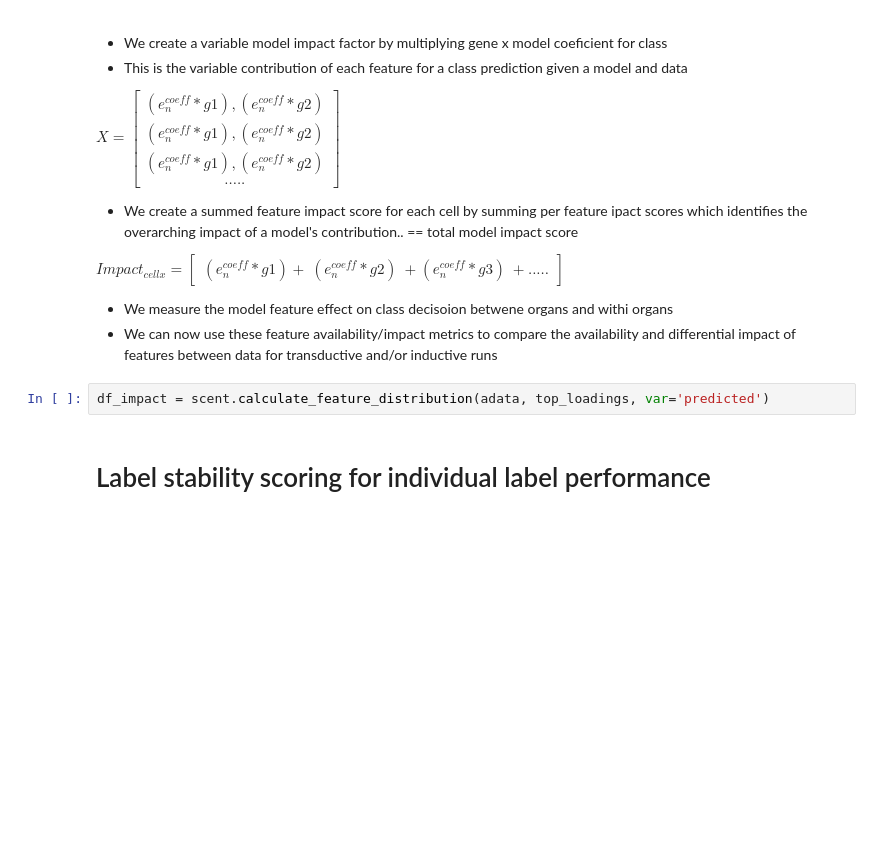
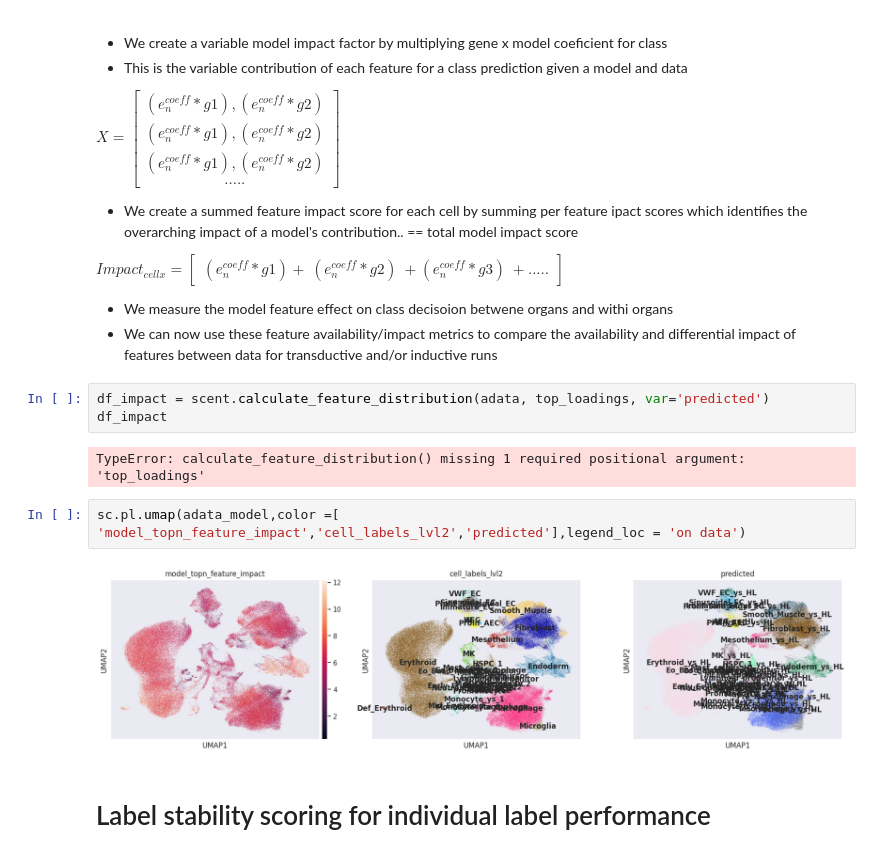
Before and after one commit to haniffalab/scENTInEL, a Jupyter notebook: example_notebooks/transductive_learning_example.ipynb, the cells around one changed output. Drawn from its saved outputs; the diff is of its cells as text; blank space fills up the shorter version.

```diff
--- a/example_notebooks/transductive_learning_example.ipynb
+++ b/example_notebooks/transductive_learning_example.ipynb
@@ -299,6 +318,13 @@ $Impact_{cellx} = $$\begin{bmatrix}(e^{coeff}_{n} * g1) + \ (e^{coeff}_{n} * g2)
 - We can now use these feature availability/impact metrics to compare the availability and differential impact of features between data for transductive and/or inductive runs
 # %%
 df_impact = scent.calculate_feature_distribution(adata, top_loadings, var='predicted')
+df_impact
+# %% [output]
+TypeError: calculate_feature_distribution() missing 1 required positional argument: 'top_loadings'
+# %%
+sc.pl.umap(adata_model,color =[ 'model_topn_feature_impact','cell_labels_lvl2','predicted'],legend_loc = 'on data')
+# %% [output]
+[figure, added]
 # %% [markdown]
 # Label stability scoring for individual label performance
 # %%
```
Also changed, not shown: parts of 14 cells of this notebook, 3 other files.
